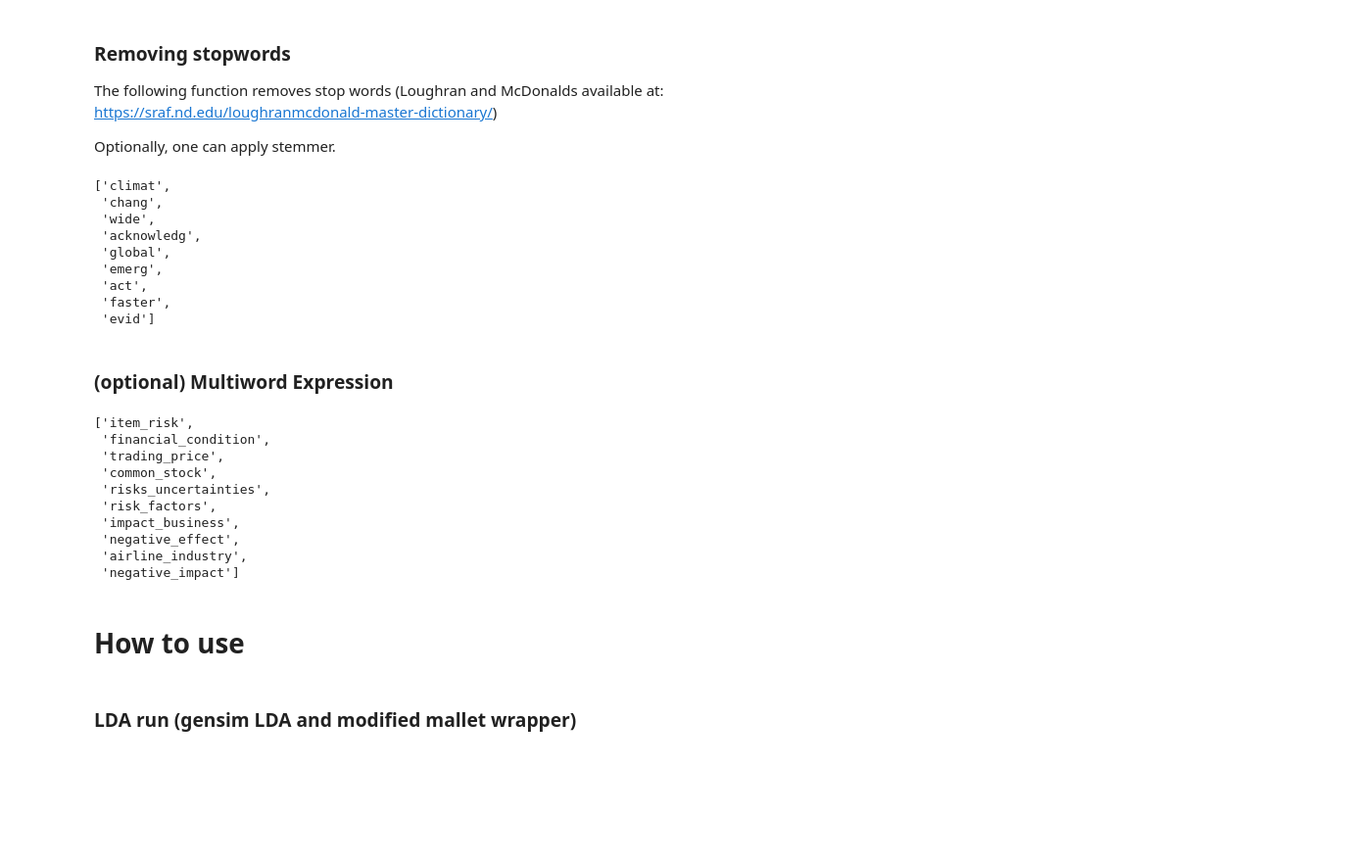
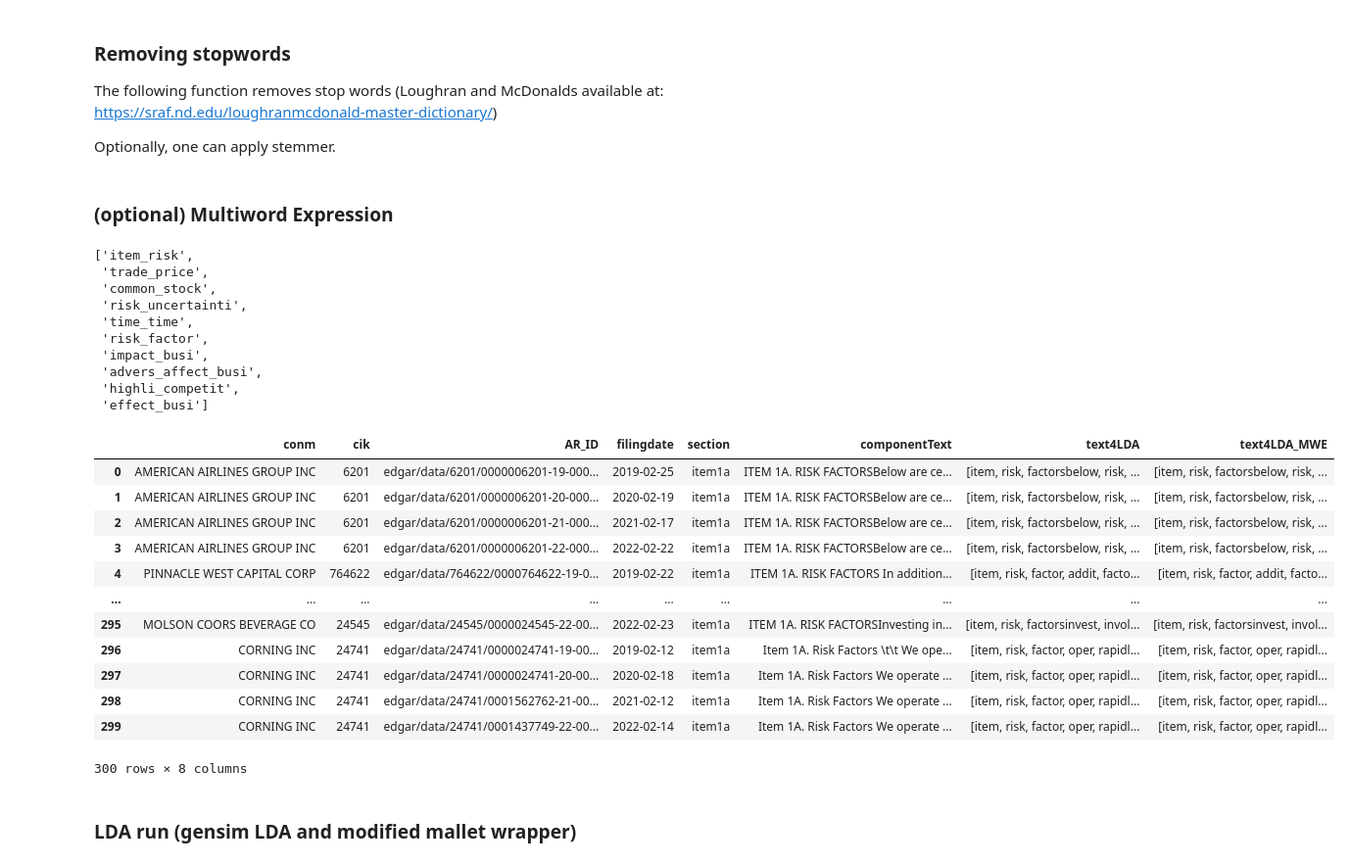
Before and after one commit to SamRawsthorne/on-topic, a Jupyter notebook: example.ipynb, the cells around one changed output. Shown at 98% size. Saved outputs shown, nothing was run; the diff lists cells and outputs as text; code cells hidden in the pictures; blank space fills up the shorter version.

```diff
--- a/example.ipynb
+++ b/example.ipynb
@@ -71,18 +72,7 @@ def preprocess(doc,stem=False):
     # Then return  the list of tokens that are not stopwords
     return content_no_stopwords
 
-test_sentence = "Climate change is a widely acknowledged global emergency, with the need to act faster becoming evident."
-preprocess(test_sentence,stem=True)
+item1a['text4LDA'] = item1a['componentText'].progress_apply(lambda row: preprocess(row,stem=True))
-# %% [output]
-['climat',
- 'chang',
- 'wide',
- 'acknowledg',
- 'global',
- 'emerg',
- 'act',
- 'faster',
- 'evid']
 # %% [markdown]
 ### (optional) Multiword Expression
 # %%
@@ -92,8 +82,7 @@ from gensim.models import Phrases
 from gensim.utils import simple_preprocess
 import nltk
 
-
-data_words = test_text['text4LDA']
+data_words = item1a['text4LDA']
 
 # Assuming data_words is already preprocessed and available
 bigram = Phrases(data_words, min_count=int(0.01*len(data_words)), threshold=1)
@@ -168,29 +157,37 @@ for i in trigram.vocab:
         tri.append(i.decode('utf-8'))
 
 # tokenized_text that could alternatively be used for LDA
-tokenized_text = data_trigrams
+item1a['text4LDA_MWE'] = data_trigrams
 
 # print a few trigram words
 tri[0:10]
 # %% [output]
 ['item_risk',
- 'financial_condition',
- 'trading_price',
+ 'trade_price',
  'common_stock',
- 'risks_uncertainties',
- 'risk_factors',
- 'impact_business',
- 'negative_effect',
- 'airline_industry',
- 'negative_impact']
+ 'risk_uncertainti',
+ 'time_time',
+ 'risk_factor',
+ 'impact_busi',
+ 'advers_affect_busi',
+ 'highli_competit',
+ 'effect_busi']
-# %% [markdown]
-# How to use
-# %%
-# Load a test file
-package_path = os.path.dirname(lda_eval_lib.__file__)
-data_path = os.path.join(package_path, 'test_text.pkl')
-item1a = pd.read_pickle(data_path)
-tokenized_text = item1a['text4LDA']
+# %%
+item1a
+# %% [output]
+|  | conm | cik | AR_ID | filingdate | section | componentText | text4LDA | text4LDA_MWE |
+| 0 | AMERICAN AIRLINES GROUP INC | 6201 | edgar/data/6201/0000006201-19-000... | 2019-02-25 | item1a | ITEM 1A. RISK FACTORSBelow are ce... | [item, risk, factorsbelow, risk, ... | [item, risk, factorsbelow, risk, ... |
+| 1 | AMERICAN AIRLINES GROUP INC | 6201 | edgar/data/6201/0000006201-20-000... | 2020-02-19 | item1a | ITEM 1A. RISK FACTORSBelow are ce... | [item, risk, factorsbelow, risk, ... | [item, risk, factorsbelow, risk, ... |
+| 2 | AMERICAN AIRLINES GROUP INC | 6201 | edgar/data/6201/0000006201-21-000... | 2021-02-17 | item1a | ITEM 1A. RISK FACTORSBelow are ce... | [item, risk, factorsbelow, risk, ... | [item, risk, factorsbelow, risk, ... |
+| 3 | AMERICAN AIRLINES GROUP INC | 6201 | edgar/data/6201/0000006201-22-000... | 2022-02-22 | item1a | ITEM 1A. RISK FACTORSBelow are ce... | [item, risk, factorsbelow, risk, ... | [item, risk, factorsbelow, risk, ... |
+| 4 | PINNACLE WEST CAPITAL CORP | 764622 | edgar/data/764622/0000764622-19-0... | 2019-02-22 | item1a | ITEM 1A. RISK FACTORS In addition... | [item, risk, factor, addit, facto... | [item, risk, factor, addit, facto... |
+| ... | ... | ... | ... | ... | ... | ... | ... | ... |
+| 295 | MOLSON COORS BEVERAGE CO | 24545 | edgar/data/24545/0000024545-22-00... | 2022-02-23 | item1a | ITEM 1A. RISK FACTORSInvesting in... | [item, risk, factorsinvest, invol... | [item, risk, factorsinvest, invol... |
+| 296 | CORNING INC | 24741 | edgar/data/24741/0000024741-19-00... | 2019-02-12 | item1a | Item 1A. Risk Factors \t\t We ope... | [item, risk, factor, oper, rapidl... | [item, risk, factor, oper, rapidl... |
+| 297 | CORNING INC | 24741 | edgar/data/24741/0000024741-20-00... | 2020-02-18 | item1a | Item 1A. Risk Factors We operate ... | [item, risk, factor, oper, rapidl... | [item, risk, factor, oper, rapidl... |
+| 298 | CORNING INC | 24741 | edgar/data/24741/0001562762-21-00... | 2021-02-12 | item1a | Item 1A. Risk Factors We operate ... | [item, risk, factor, oper, rapidl... | [item, risk, factor, oper, rapidl... |
+| 299 | CORNING INC | 24741 | edgar/data/24741/0001437749-22-00... | 2022-02-14 | item1a | Item 1A. Risk Factors We operate ... | [item, risk, factor, oper, rapidl... | [item, risk, factor, oper, rapidl... |
+300 rows × 8 columns
 # %% [markdown]
 ### LDA run (gensim LDA and modified mallet wrapper)
 # %%
```
Also changed, not shown: parts of 3 cells of this notebook.
